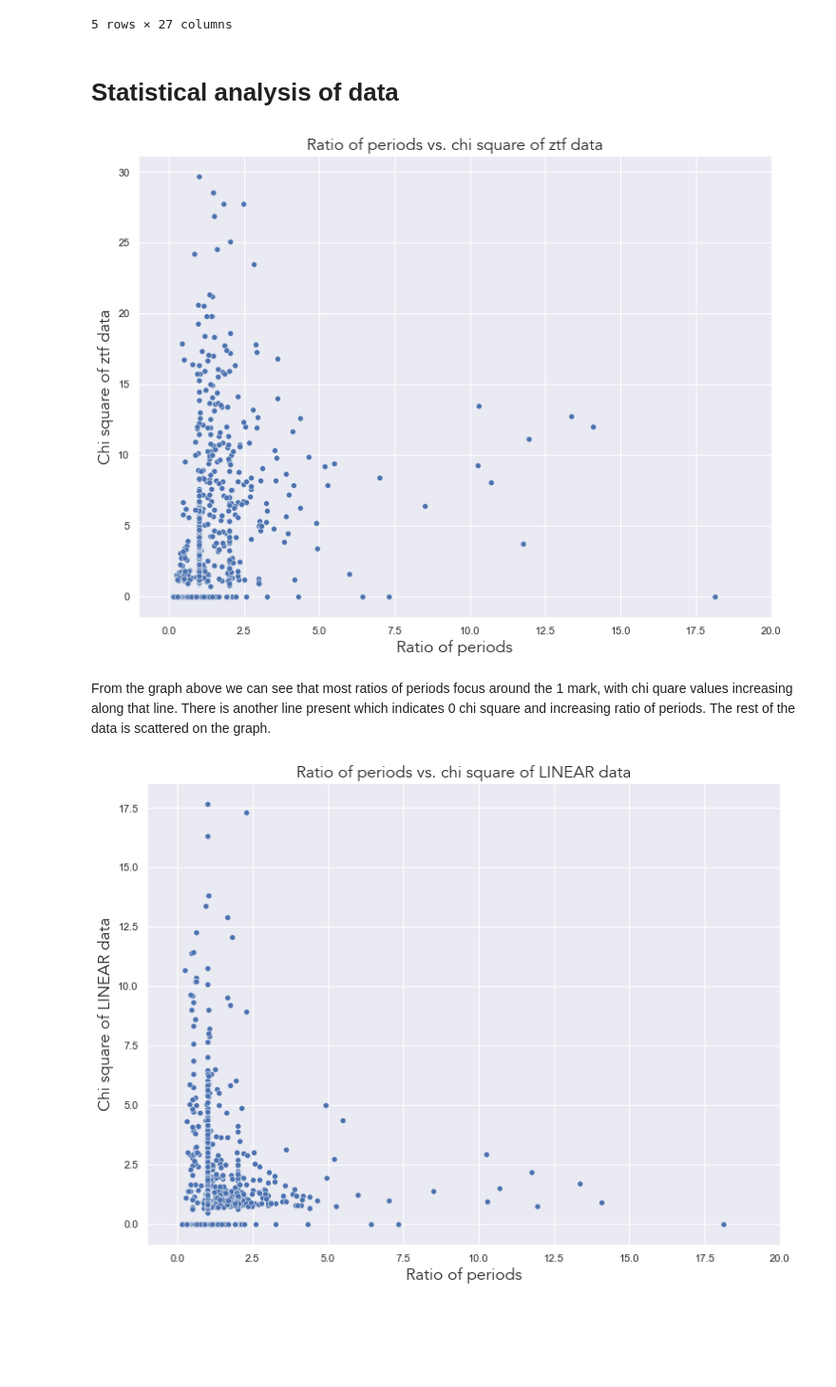
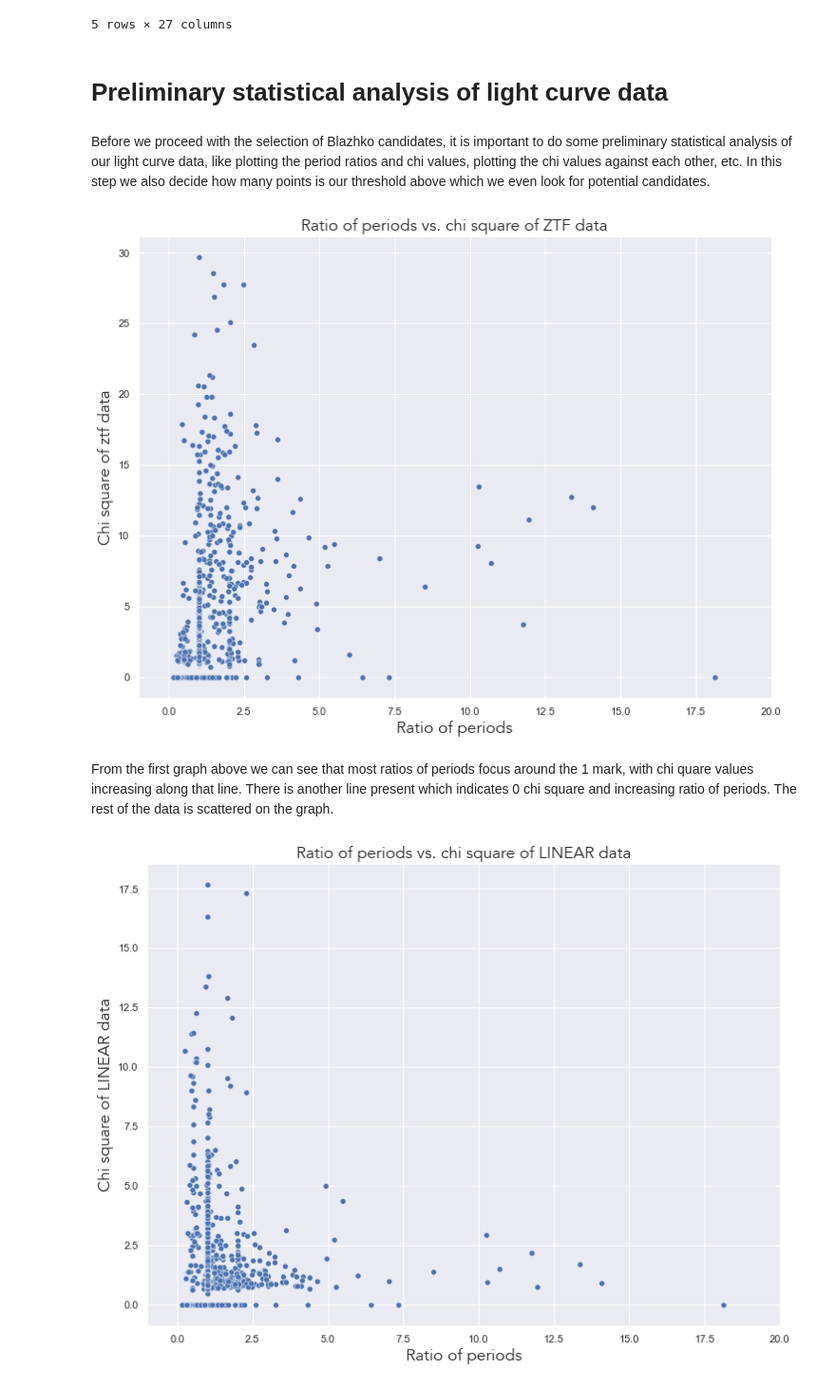
Before and after one commit to emadonev/var_stars, a Jupyter notebook: nbs/04_Searching_for_Blazhko_stars.ipynb, the cells around one changed output. Shown at 95% size. Cells and saved outputs as stored; diff of their text form; code cells hidden in the pictures; blank space fills up the shorter version.

```diff
--- a/nbs/04_Searching_for_Blazhko_stars.ipynb
+++ b/nbs/04_Searching_for_Blazhko_stars.ipynb
@@ -112,20 +115,22 @@ periodograms = pickle.load(open("../outputs/periodograms_final.pkl", "rb"))
 FITS = np.load('../outputs/fits_whole.npy', allow_pickle=True)
 # %% [markdown]
-# Statistical analysis of data
+# Preliminary statistical analysis of light curve data
+# %% [markdown]
+Before we proceed with the selection of Blazhko candidates, it is important to do some preliminary statistical analysis of our light curve data, like plotting the period ratios and chi values, plotting the chi values against each other, etc. In this step we also decide how many points is our threshold above which we even look for potential candidates.
 # %%
 #| label: fig_pratio_vs_chiztf
 #| fig-cap: The ratio of periods between LINEAR and ZTF light curves versus the chi square value of ZTF light curves
 plt.figure(figsize=(12,9))
 sns.scatterplot(lightcurve_analysis, x='Pratio', y='ZPztf_chi2dofR')
 plt.xlim(-1, 20)
-plt.title('Ratio of periods vs. chi square of ztf data', fontproperties=font)
+plt.title('Ratio of periods vs. chi square of ZTF data', fontproperties=font)
 plt.xlabel('Ratio of periods', fontproperties=font)
 plt.ylabel('Chi square of ztf data', fontproperties=font)
 plt.show()
 # %% [output]
-[figure, old version]
+[figure, new version]
 # %% [markdown]
-From the graph above we can see that most ratios of periods focus around the 1 mark, with chi quare values increasing along that line. There is another line present which indicates 0 chi square and increasing ratio of periods. The rest of the data is scattered on the graph.
+From the first graph above we can see that most ratios of periods focus around the 1 mark, with chi quare values increasing along that line. There is another line present which indicates 0 chi square and increasing ratio of periods. The rest of the data is scattered on the graph.
 # %%
 #| label: fig_pratio_vs_LINEARchi
 #| fig-cap: The ratio of periods between LINEAR and ZTF light curves versus the chi square value of LINEAR light curves
```
Also changed, not shown: parts of 44 cells of this notebook, 15 other files.
